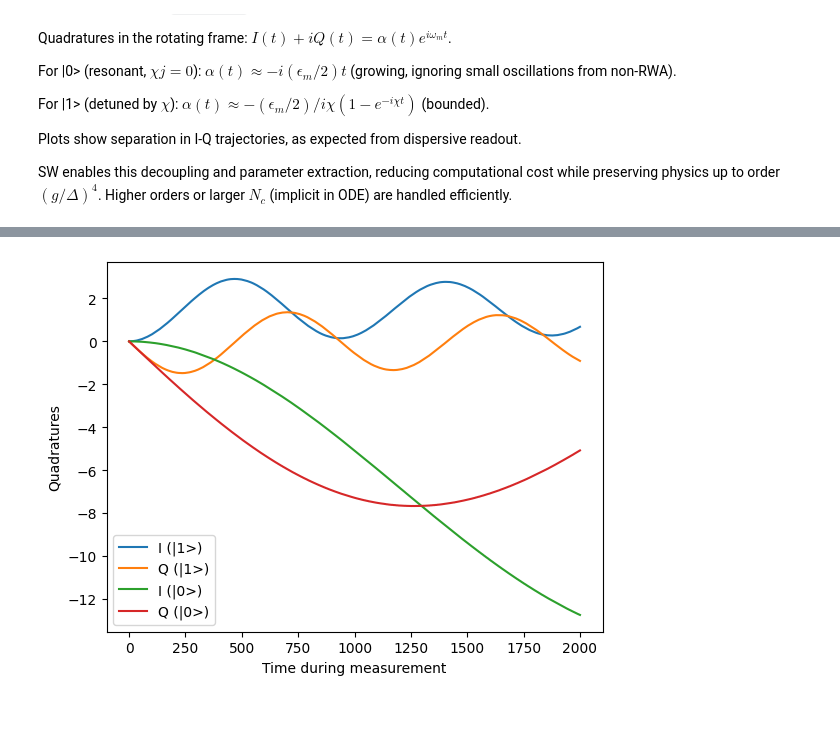
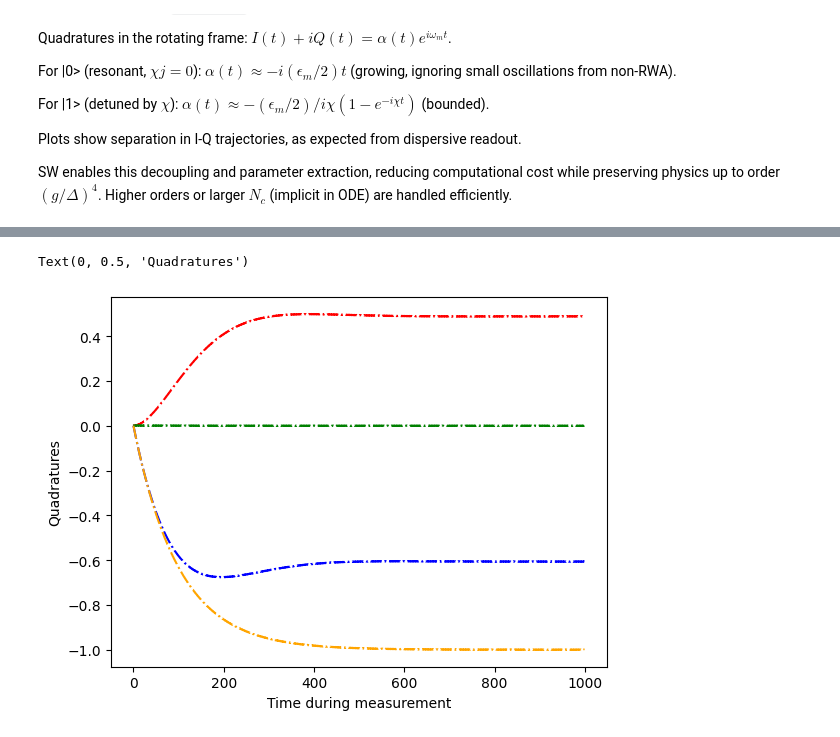
Before and after one commit to miamico/superconducting-qubits, a Jupyter notebook: numerics/first_principles_simulator.ipynb, the cells around one changed output, grey strips where cells are left out. Saved outputs shown, nothing was run; the diff lists cells and outputs as text; code cells hidden in the pictures.

```diff
--- a/numerics/first_principles_simulator.ipynb
+++ b/numerics/first_principles_simulator.ipynb
@@ -954,8 +940,8 @@ omega_c = 5.0  # Cavity frequency
 omega_q = 6.0  # Qubit base frequency
 alpha = -0.3   # Anharmonicity
 g = 0.1        # Coupling strength
-N_c = 5        # Cavity levels (unused in reduced sims but for full SW)
-N_q = 3        # Qubit levels
+N_c = 10        # Cavity levels (unused in reduced sims but for full SW)
+N_q = 5        # Qubit levels
 
 # Full operators for SW computation
 a = tensor(destroy(N_c), qeye(N_q))
@@ -968,19 +954,20 @@ num_q = bd * b
 H_c = omega_c * num_c
 H_q = omega_q * num_q + (alpha / 2.0) * num_q * (num_q - 1)
 H0 = H_c + H_q
-V = g * (a + ad) * (b + bd)
+# V = g * (a + ad) * (b + bd)
+V = g * (a * bd + ad * b)  # Apply RWA to coupling
 H = H0 + V
 
 # Compute SW
 S = compute_generator_S(H0, V)
-H_eff = effective_hamiltonian(H, S, order=4)
+H_eff = effective_hamiltonian(H, S, order=8)
 
-# Extract effective parameters from SW
+# Extract effective parameters from SW (generalized for arbitrary N_q)
 diag = H_eff.diag()
-E_g = diag[0]
-E_10 = diag[3]
-E_01 = diag[1]
-E_11 = diag[4]
+E_g = diag[0]  # |0,0>
+E_01 = diag[1]  # |0,1>
+E_10 = diag[N_q]  # |1,0> = index 1 * N_q + 0
+E_11 = diag[N_q + 1]  # |1,1> = index 1 * N_q + 1
 omega_d_q = E_01 - E_g
 omega_m = E_10 - E_g
 chi = (E_11 - E_01) - omega_m
@@ -1026,36 +1013,58 @@ print(f"Pi pulse duration: {tau_pi}, P1: {P1_list[idx_pi]}, P2: {P2_list[idx_pi]
 
 # Step 3: Measurement simulation using classical ODE (decoupled via SW approx)
 epsilon_m = 0.02
-T_m = 2000.0
+T_m = 1000.0
+kappa = 0.02  # Cavity decay rate (consistent with full sim)
 tlist_m = np.linspace(0, T_m, 1000)
+phi = np.pi / 2  # Demodulation phase to align I/Q (π/2 swaps roles for |1>)
 
-def alpha_ode(t, alpha, omega_eff, epsilon_m, omega_m):
-    return -1j * omega_eff * alpha - 1j * epsilon_m * np.cos(omega_m * t)
+def alpha_ode(t, alpha_flat, omega_eff, epsilon_m, omega_m, kappa):
+    alpha = alpha_flat[0] + 1j * alpha_flat[1]
+    dalpha_dt = -1j * omega_eff * alpha - (kappa / 2) * alpha - 1j * epsilon_m * np.cos(omega_m * t)  # Flipped to +1j
+    return [np.real(dalpha_dt), np.imag(dalpha_dt)]
+
 
 # For |0>
 omega_eff_0 = omega_m  # Resonant
-sol_0 = solve_ivp(alpha_ode, [0, T_m], [0j], args=(omega_eff_0, epsilon_m, omega_m), t_eval=tlist_m, method='RK45')
-alpha_0 = sol_0.y[0]
+sol_0 = solve_ivp(alpha_ode, [0, T_m], [0.0, 0.0], args=(omega_eff_0, epsilon_m, omega_m, kappa), t_eval=tlist_m, method='RK45', atol=1e-8, rtol=1e-6)
+alpha_0 = sol_0.y[0] + 1j * sol_0.y[1]
 exp_a_0 = alpha_0 * np.exp(1j * omega_m * tlist_m)
-I_0 = np.real(exp_a_0)
-Q_0 = np.imag(exp_a_0)
+I_0_sw = np.real(exp_a_0)
+Q_0_sw = np.imag(exp_a_0)
 
 # For |1>
 omega_eff_1 = omega_m + chi
-sol_1 = solve_ivp(alpha_ode, [0, T_m], [0j], args=(omega_eff_1, epsilon_m, omega_m), t_eval=tlist_m, method='RK45')
-alpha_1 = sol_1.y[0]
-exp_a_1 = alpha_1 * np.exp(1j * omega_m * tlist_m)
-I_1 = np.real(exp_a_1)
-Q_1 = np.imag(exp_a_1)
+sol_1 = solve_ivp(alpha_ode, [0, T_m], [0.0, 0.0], args=(omega_eff_1, epsilon_m, omega_m, kappa), t_eval=tlist_m, method='RK45', atol=1e-8, rtol=1e-6)
+alpha_1 = sol_1.y[0] + 1j * sol_1.y[1]
+exp_a_1 = alpha_1 * np.exp(1j * omega_m * tlist_m )
+I_1_sw = np.real(exp_a_1)
+Q_1_sw = np.imag(exp_a_1)
+
+
+# # For |0>
+# omega_eff_0 = omega_m  # Resonant
+# sol_0 = solve_ivp(alpha_ode, [0, T_m], [0j], args=(omega_eff_0, epsilon_m, omega_m), t_eval=tlist_m, method='RK45')
+# alpha_0 = sol_0.y[0]
+# exp_a_0 = alpha_0 * np.exp(1j * omega_m * tlist_m)
+# I_0 = np.real(exp_a_0)
+# Q_0 = np.imag(exp_a_0)
+
+# # For |1>
+# omega_eff_1 = omega_m + chi
+# sol_1 = solve_ivp(alpha_ode, [0, T_m], [0j], args=(omega_eff_1, epsilon_m, omega_m), t_eval=tlist_m, method='RK45')
+# alpha_1 = sol_1.y[0]
+# exp_a_1 = alpha_1 * np.exp(1j * omega_m * tlist_m)
+# I_1 = np.real(exp_a_1)
+# Q_1 = np.imag(exp_a_1)
 
 # Plot
 plt.figure()
-plt.plot(tlist_m, I_1, label='I (|1>)')
-plt.plot(tlist_m, Q_1, label='Q (|1>)')
-plt.plot(tlist_m, I_0, label='I (|0>)')
-plt.plot(tlist_m, Q_0, label='Q (|0>)')
+plt.plot(I_1_sw[:1000], label='Isw (|1>)', color='red', linestyle = '-.' )
+plt.plot(Q_1_sw[:1000], label='Qsw (|1>)', color='blue', linestyle = '-.' )
+plt.plot(I_0_sw[:1000], label='Isw (|0>)', color='green', linestyle = '-.' )
+plt.plot(Q_0_sw[:1000], label='Qsw (|0>)', color='orange', linestyle = '-.' )
 plt.xlabel('Time during measurement')
 plt.ylabel('Quadratures')
-plt.legend()
-plt.show()
+# plt.legend()
+# plt.show()
 # %% [output]
@@ -1064 +1073,2 @@ Pi pulse duration: 63.589743589743584, P1: 1.008240845199154, P2: 0.015057842962
+Text(0, 0.5, 'Quadratures')
-[figure, old version]
+[figure, new version]
```
Also changed, not shown: parts of 16 cells of this notebook, 3 other files.
